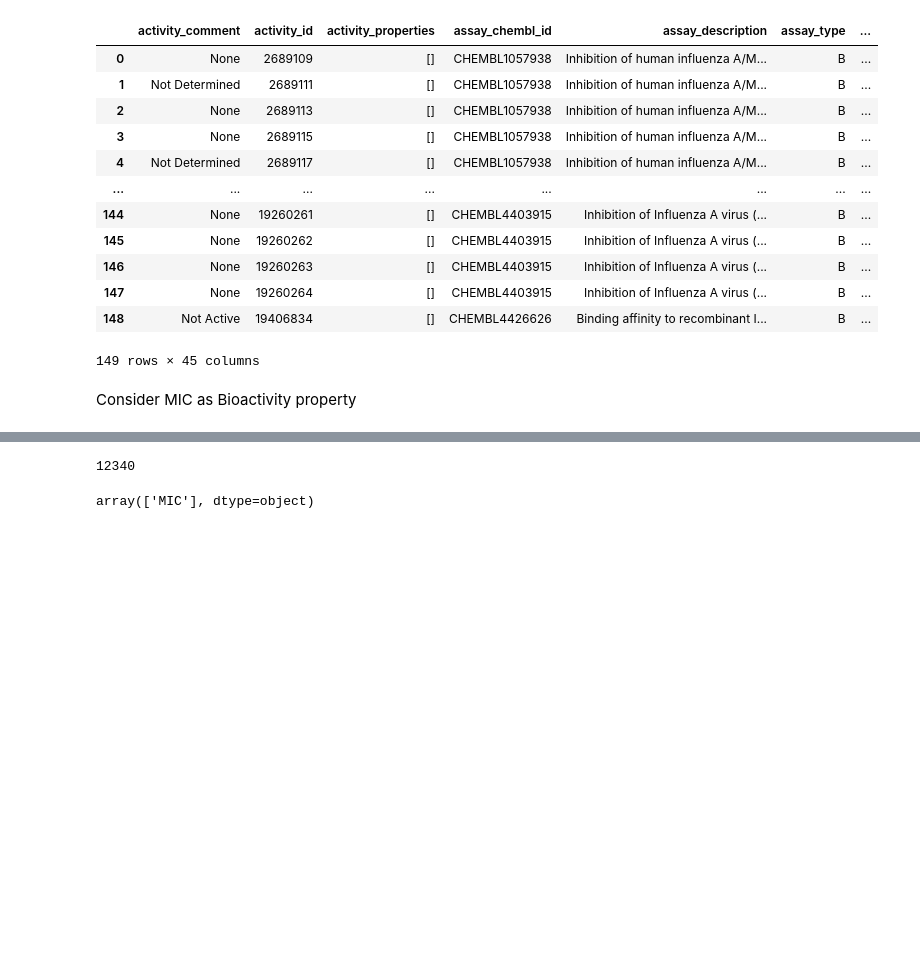
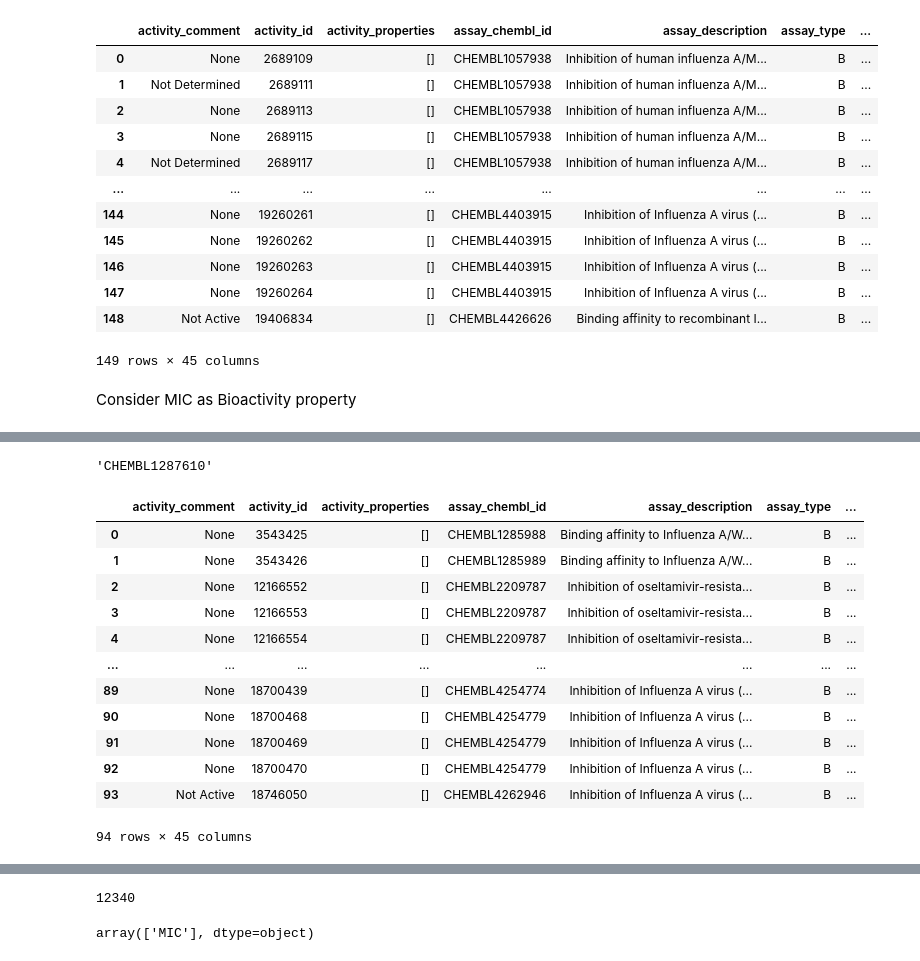
Before and after one commit to Jahan08/hERG-web-app, a Jupyter notebook: NA_INA_data_manipulation.ipynb, the cells around one changed output, grey strips where cells are left out. Drawn from its saved outputs; the diff is of its cells as text; code cells hidden in the pictures; blank space fills up the shorter version.

```diff
--- a/NA_INA_data_manipulation.ipynb
+++ b/NA_INA_data_manipulation.ipynb
@@ -137,5 +170,24 @@ df4
+# %%
+selected_target5 = targets.target_chembl_id[5]
+selected_target5
+# %% [output]
+'CHEMBL1287610'
 # %%
 activity = new_client.activity
-SEL1 = activity.filter(target_chembl_id=selected_target1)
-df1= pd.DataFrame.from_dict(SEL1)
-df1
+SEL5 = activity.filter(target_chembl_id=selected_target5)
+df5= pd.DataFrame.from_dict(SEL5)
+df5
+# %% [output]
+|  | activity_comment | activity_id | activity_properties | assay_chembl_id | assay_description | assay_type | ... |
+| 0 | None | 3543425 | [] | CHEMBL1285988 | Binding affinity to Influenza A/W... | B | ... |
+| 1 | None | 3543426 | [] | CHEMBL1285989 | Binding affinity to Influenza A/W... | B | ... |
+| 2 | None | 12166552 | [] | CHEMBL2209787 | Inhibition of oseltamivir-resista... | B | ... |
+| 3 | None | 12166553 | [] | CHEMBL2209787 | Inhibition of oseltamivir-resista... | B | ... |
+| 4 | None | 12166554 | [] | CHEMBL2209787 | Inhibition of oseltamivir-resista... | B | ... |
+| ... | ... | ... | ... | ... | ... | ... | ... |
+| 89 | None | 18700439 | [] | CHEMBL4254774 | Inhibition of Influenza A virus (... | B | ... |
+| 90 | None | 18700468 | [] | CHEMBL4254779 | Inhibition of Influenza A virus (... | B | ... |
+| 91 | None | 18700469 | [] | CHEMBL4254779 | Inhibition of Influenza A virus (... | B | ... |
+| 92 | None | 18700470 | [] | CHEMBL4254779 | Inhibition of Influenza A virus (... | B | ... |
+| 93 | Not Active | 18746050 | [] | CHEMBL4262946 | Inhibition of Influenza A virus (... | B | ... |
+94 rows × 45 columns
```
Also changed, not shown: parts of 14 cells of this notebook.
